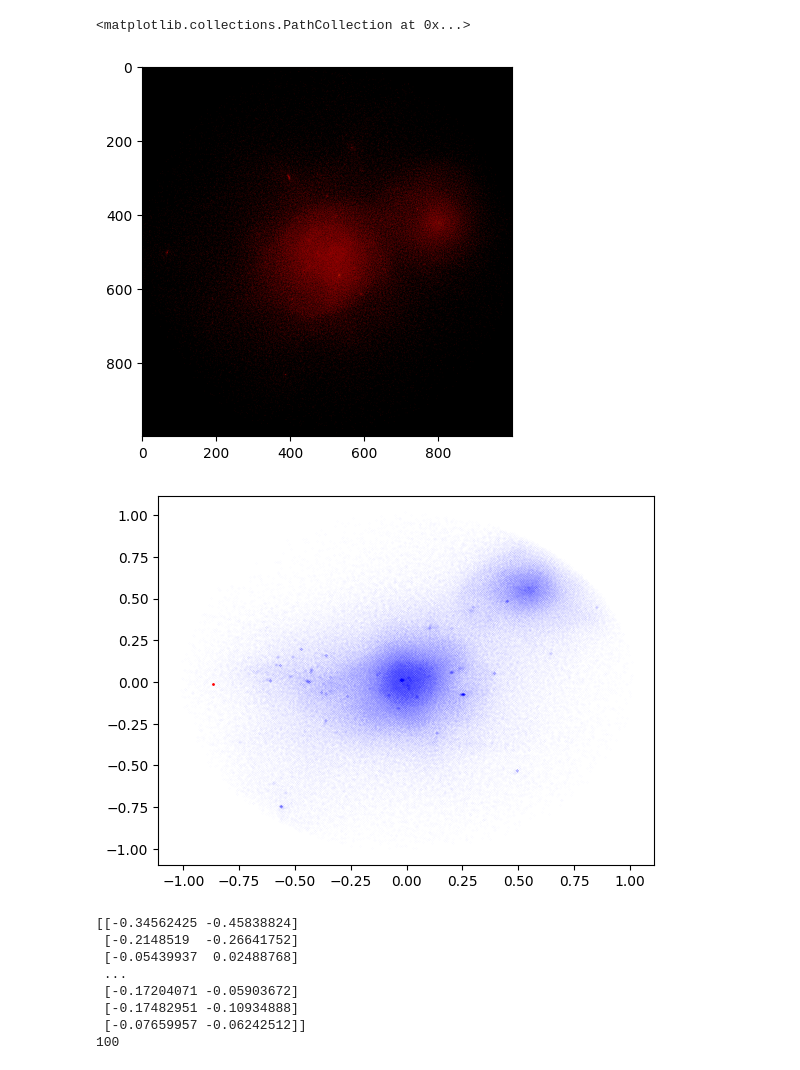
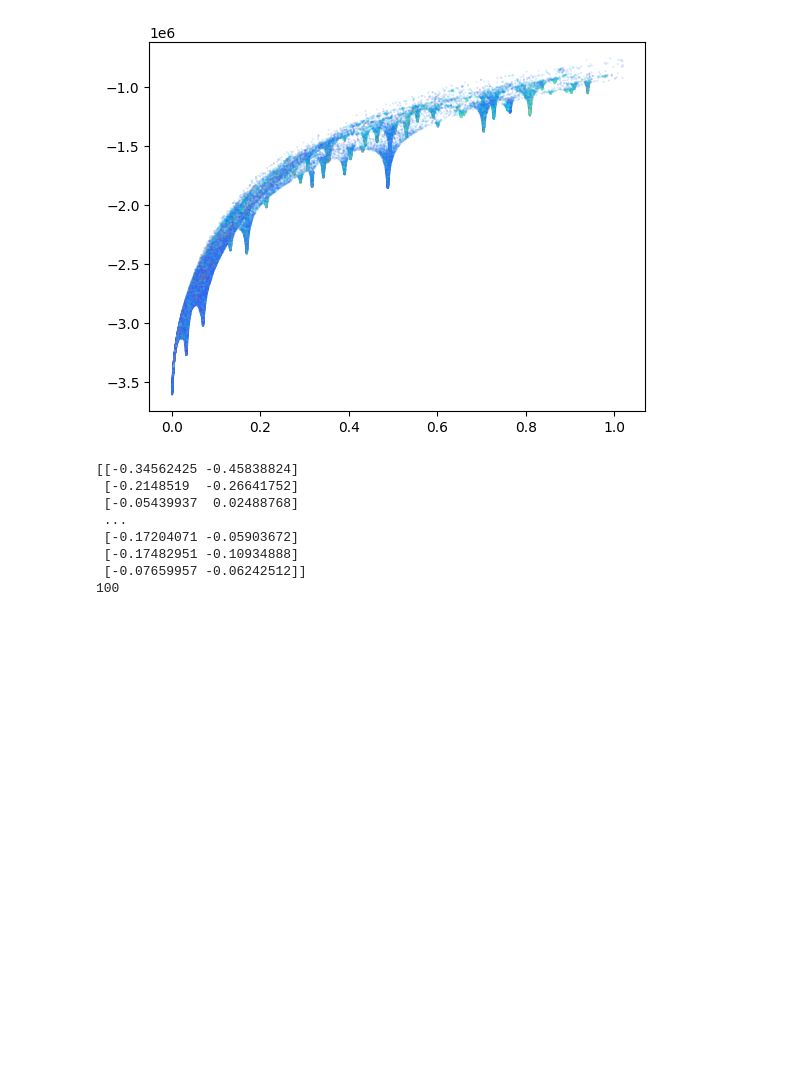
Before and after one commit to yjqqyjq/code, a Jupyter notebook: profile_from_hdf5.ipynb, the cells around one changed output. Drawn from its saved outputs; the diff is of its cells as text; code cells hidden in the pictures; blank space fills up the shorter version.

```diff
--- a/profile_from_hdf5.ipynb
+++ b/profile_from_hdf5.ipynb
@@ -101,15 +119,11 @@ Text(0, 0.5, 'log(soft)xray_lum')
-# %%
-
-plt.imshow(imgg)
-fig = plt.figure()
-ax=plt.subplot(1,1,1)
-ax.scatter(rotated_points[:,0],rotated_points[:,1],color='b',s=0.0001)
-#print(len(x_g[np.log10(T)<5]))
-ax.scatter(x,y,color='r',s=1)
-# %% [output]
-<matplotlib.collections.PathCollection at 0x...>
-[figure, removed]
-[figure, removed]
+# %%
+fig = plt.figure()
+ax=plt.subplot(1,1,1)
+sc=ax.scatter(r_s[mask],ps[mask],s=0.2,alpha=0.2,cmap='rainbow',c=np.log10(star_lum[mask]))
+
+plt.show()
+# %% [output]
+[figure, added]
 # %%
 from scipy.ndimage import gaussian_filter
 import numpy as np
```
Also changed, not shown: parts of 8 cells of this notebook, 10 other files.
